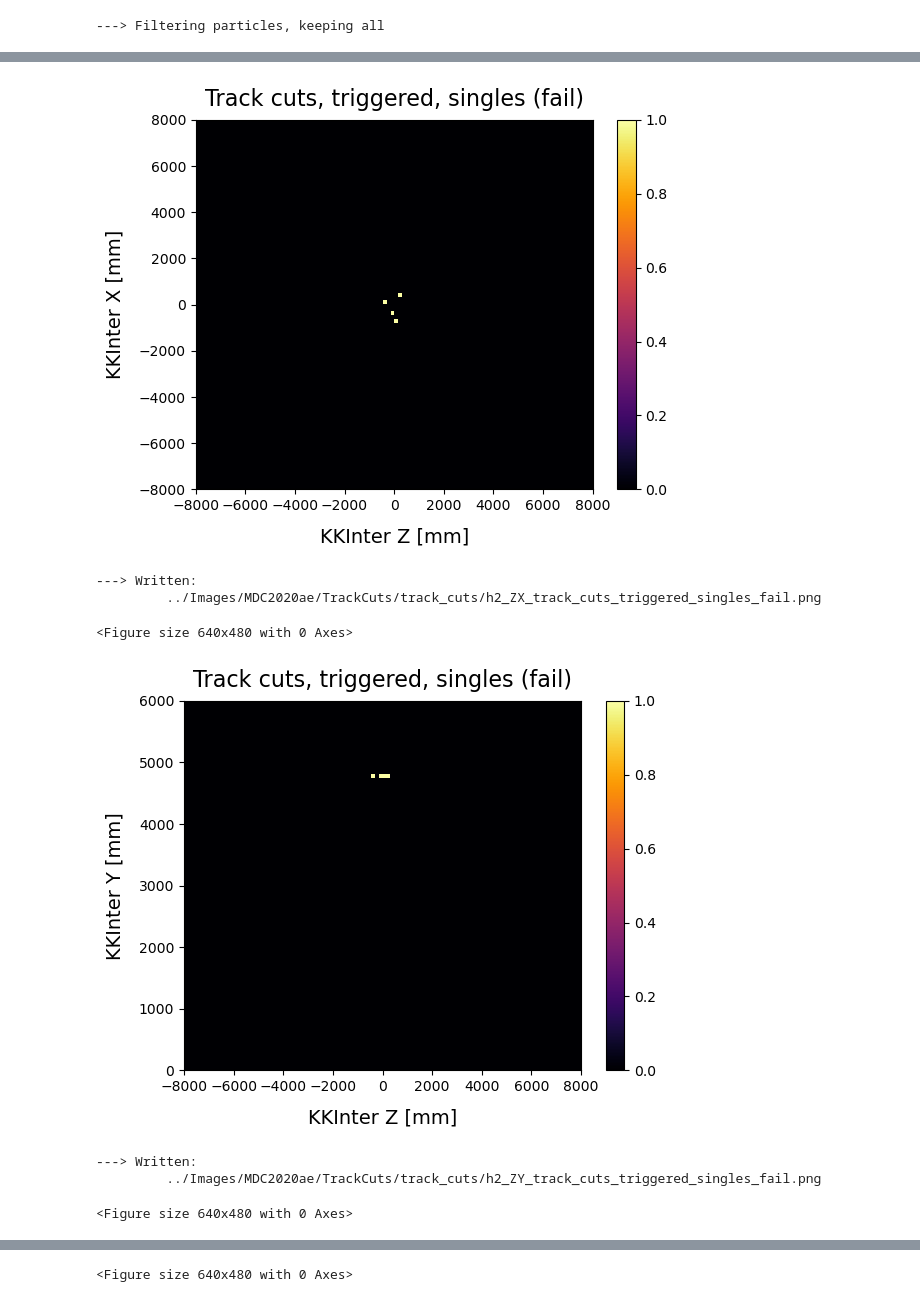
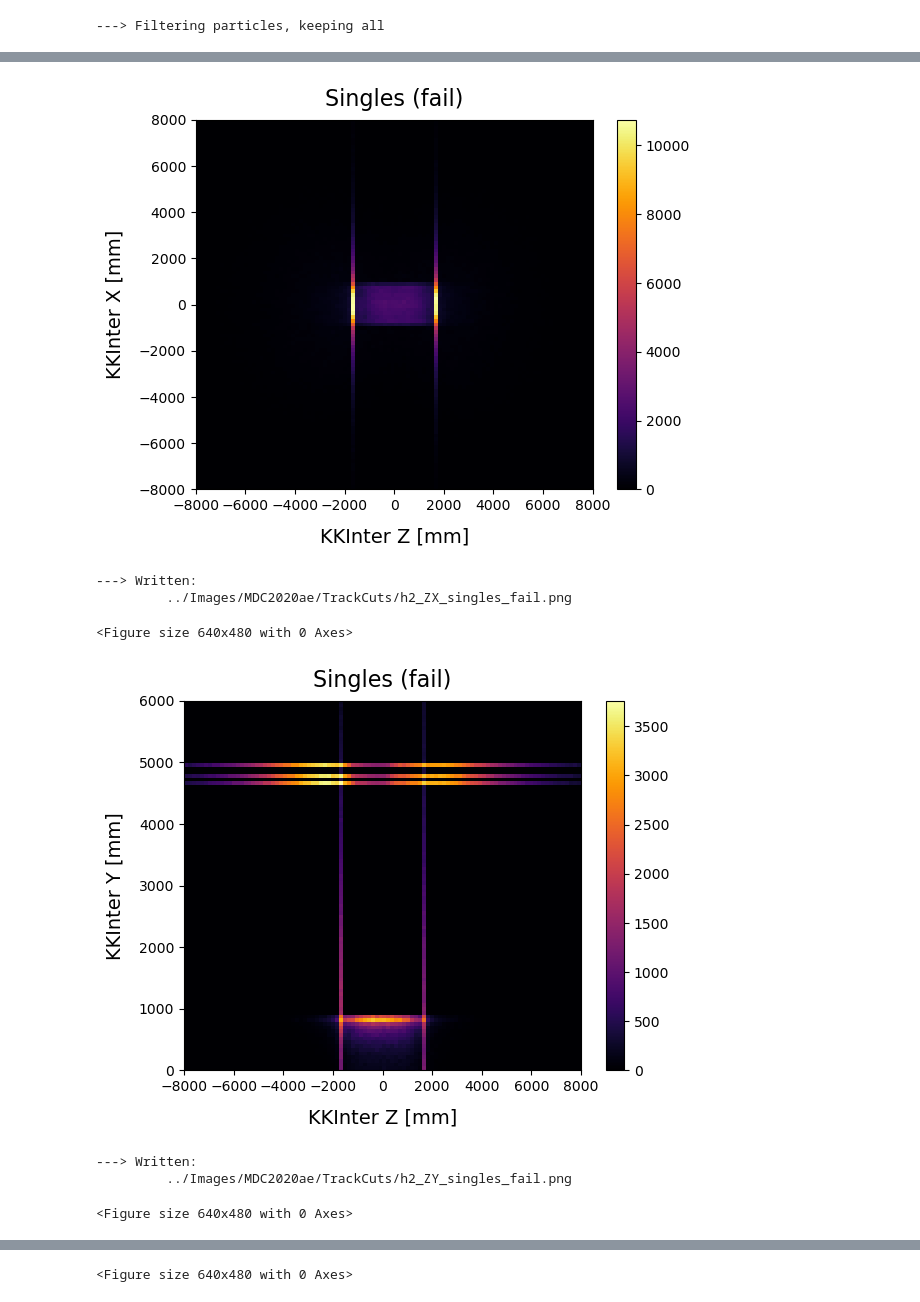
Before and after one commit to sam-grant/CRVSim, a Jupyter notebook: Analyses/Jupyter/TrackCuts.ipynb, the cells around one changed output, grey strips where cells are left out. Cells and saved outputs as stored; diff of their text form; code cells hidden in the pictures.

Commit message:
Playing with track cut functions.

```diff
--- a/Analyses/Jupyter/TrackCuts.ipynb
+++ b/Analyses/Jupyter/TrackCuts.ipynb
@@ -139,29 +75,30 @@ klkl.phi0err: [[0.000398, 0.000425, 0.000425, 0.000398, ..., 0.000425, 0.000425,
 # %%
 # Events at the end of the digitisation window get messed up
 # Cut on start time
-def CutOnStartTime(data_, quiet=False):
+def CutOnStartTime(arrays_, quiet=False):
     if not quiet: print(f"\n---> Cutting on start time")
-    startTimeCondition = ak.all(data_["crv"]["crvcoincs.timeStart"] <= 99500, axis=1)
-    return data_[startTimeCondition]
+    startTimeCondition = ak.all(arrays_["crv"]["crvcoincs.timeStart"] <= 99500, axis=1)
+    return arrays_[startTimeCondition]
 
 data_ = CutOnStartTime(data_)
 # %% [output]
 ---> Cutting on start time
 # %%
 # Filter particles
-def FilterParticles(data_, particle, quiet=False):
+def FilterParticles(arrays_, particle, quiet=False):
     if not quiet: print(f"\n---> Filtering particles, keeping {particle}")
 
-    muonCondition = ak.any((data_["crv"]["crvcoincsmc.pdgId"] == 13) | (data_["crv"]["crvcoincsmc.pdgId"] == -13), axis=1)
+    muonCondition = ak.any((arrays_["crv"]["crvcoincsmc.pdgId"] == 13) | (arrays_["crv"]["crvcoincsmc.pdgId"] == -13), axis=1)
     if particle == "all":
-        return data_
+        return arrays_
     elif particle == "muons":
-        return data_[muonCondition]
+        return arrays_[muonCondition]
     elif particle == "non_muons":
-        return data_[~muonCondition]
+        return arrays_[~muonCondition]
     else:
         raise ValueError(f"Particle string {particle} not valid!")
 
+particle = "all"
 data_ = FilterParticles(data_, particle)
 # %% [output]
 ---> Filtering particles, keeping all
@@ -524,32 +979,40 @@ klkl.phi0err: [[0.00062]]
 # %%
 '''
-Those that fail the singles cut?
+Fail singles
 '''
+singles_fail_ = ak.copy(data_)
+singles_fail_ = FilterSingles(singles_fail_, fail=True)
 
-track_cuts_triggered_singles_fail_ = FilterSingles(track_cuts_triggered_, fail=True)
+def PrintNEvents(data_, nEvents=10, masks_=[]):
+     # Iterate event-by-event
+    for i, event in enumerate(data_, start=1):
+        maskStr=""
+        for mask in masks_:
+            maskStr += f"{mask}: {event[f'{mask}']}\n"
+        print(pr.PrintEvent(event, maskStr))
+        if i >= nEvents:
+            return
 
-ut.PrintNEvents(track_cuts_triggered_singles_fail_, 1)
+PrintNEvents(singles_fail_, 1, masks_=["pass_singles"])
+        # eventStr += f"pass_singles: {event['pass_singles']}\n")
 
-Plot2D(x=ak.flatten(track_cuts_triggered_singles_fail_["trkfit"]["klfit"]["pos"]["fCoordinates"]["fZ"], axis=None)#[:1000]
-       , y=ak.flatten(track_cuts_triggered_singles_fail_["trkfit"]["klfit"]["pos"]["fCoordinates"]["fX"], axis=None)#[:1000]
+Plot2D(x=ak.flatten(singles_fail_["trkfit"]["klfit"]["pos"]["fCoordinates"]["fZ"], axis=None)
+       , y=ak.flatten(singles_fail_["trkfit"]["klfit"]["pos"]["fCoordinates"]["fX"], axis=None)
        , nbinsX=100, xmin=-8000, xmax=8000, nbinsY=100, ymin=-8000, ymax=8000
-       # , xbox_= [-crvDS_len/2, crvDS_len/2], ybox_ =  [-crvDS_wid/2, crvDS_wid/2]
-       , title="Track cuts, triggered, singles (fail)", xlabel="KKInter Z [mm]", ylabel="KKInter X [mm]"
-       , fout=f"../Images/{recon}/TrackCuts/{filters_[1]}/h2_ZX_track_cuts_triggered_singles_fail.png")
+       , title="Singles (fail)", xlabel="KKInter Z [mm]", ylabel="KKInter X [mm]"
+       , fout=f"../Images/{recon}/TrackCuts/h2_ZX_singles_fail.png")
 
-Plot2D(x=ak.flatten(track_cuts_triggered_singles_fail_["trkfit"]["klfit"]["pos"]["fCoordinates"]["fZ"], axis=None)#[:1000]
-       , y=ak.flatten(track_cuts_triggered_singles_fail_["trkfit"]["klfit"]["pos"]["fCoordinates"]["fY"], axis=None)#[:1000]
+Plot2D(x=ak.flatten(singles_fail_["trkfit"]["klfit"]["pos"]["fCoordinates"]["fZ"], axis=None)
+       , y=ak.flatten(singles_fail_["trkfit"]["klfit"]["pos"]["fCoordinates"]["fY"], axis=None)
        , nbinsX=100, xmin=-8000, xmax=8000, nbinsY=100, ymin=0, ymax=6000
-       # , xbox_= [-crvDS_len/2, crvDS_len/2], ybox_ =  [-crvDS_wid/2, crvDS_wid/2]
-       , title="Track cuts, triggered, singles (fail)", xlabel="KKInter Z [mm]", ylabel="KKInter Y [mm]"
-       , fout=f"../Images/{recon}/TrackCuts/{filters_[1]}/h2_ZY_track_cuts_triggered_singles_fail.png")
+       , title="Singles (fail)", xlabel="KKInter Z [mm]", ylabel="KKInter Y [mm]"
+       , fout=f"../Images/{recon}/TrackCuts/h2_ZY_singles_fail.png")
 
-Plot2D(x=ak.flatten(track_cuts_triggered_singles_["trkfit"]["klfit"]["pos"]["fCoordinates"]["fX"], axis=None)#[:1000]
-       , y=ak.flatten(track_cuts_triggered_singles_["trkfit"]["klfit"]["pos"]["fCoordinates"]["fY"], axis=None)#[:1000]
+Plot2D(x=ak.flatten(singles_fail_["trkfit"]["klfit"]["pos"]["fCoordinates"]["fX"], axis=None)
+       , y=ak.flatten(singles_fail_["trkfit"]["klfit"]["pos"]["fCoordinates"]["fY"], axis=None)
        , nbinsX=100, xmin=-8000, xmax=8000, nbinsY=100, ymin=0, ymax=6000
-       # , xbox_= [-crvDS_len/2, crvDS_len/2], ybox_ =  [-crvDS_wid/2, crvDS_wid/2]
-       , title="Track cuts, triggered, singles (fail)", xlabel="KKInter Z [mm]", ylabel="KKInter Y [mm]"
-       , fout=f"../Images/{recon}/TrackCuts/{filters_[1]}/h2_XY_track_cuts_triggered_singles_fail.png")
+       , title="Singles (fail)", xlabel="KKInter Z [mm]", ylabel="KKInter Y [mm]"
+       , fout=f"../Images/{recon}/TrackCuts/h2_XY_singles_fail.png")
 # %% [output]
 ---> Filtering singles
 Done!
@@ -570,9 +1033,9 @@ klkl.phi0err: [[0.000471]]
 -------------------------------------------------------------------------------------
-[figure, old version]
+[figure, new version]
 ---> Written:
-         ../Images/MDC2020ae/TrackCuts/track_cuts/h2_ZX_track_cuts_triggered_singles_fail.png
+         ../Images/MDC2020ae/TrackCuts/h2_ZX_singles_fail.png
 <Figure size 640x480 with 0 Axes>
-[figure, old version]
+[figure, new version]
 ---> Written:
-         ../Images/MDC2020ae/TrackCuts/track_cuts/h2_ZY_track_cuts_triggered_singles_fail.png
+         ../Images/MDC2020ae/TrackCuts/h2_ZY_singles_fail.png
 <Figure size 640x480 with 0 Axes>
```
Also changed, not shown: parts of 31 cells of this notebook.
